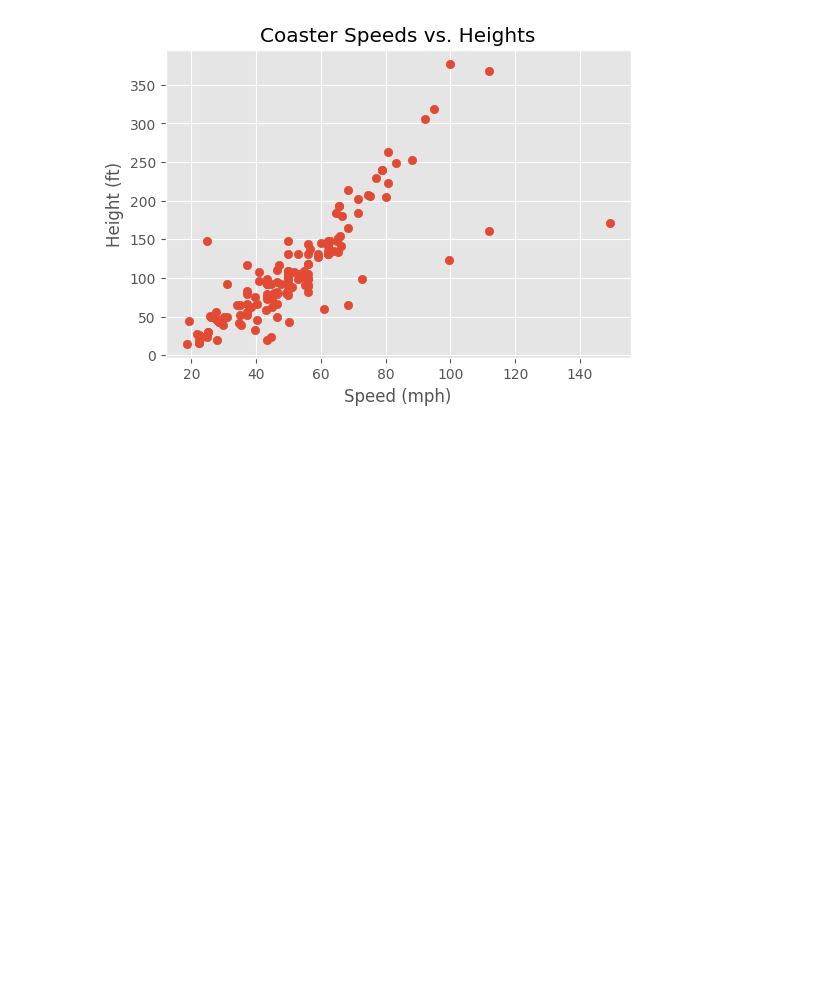
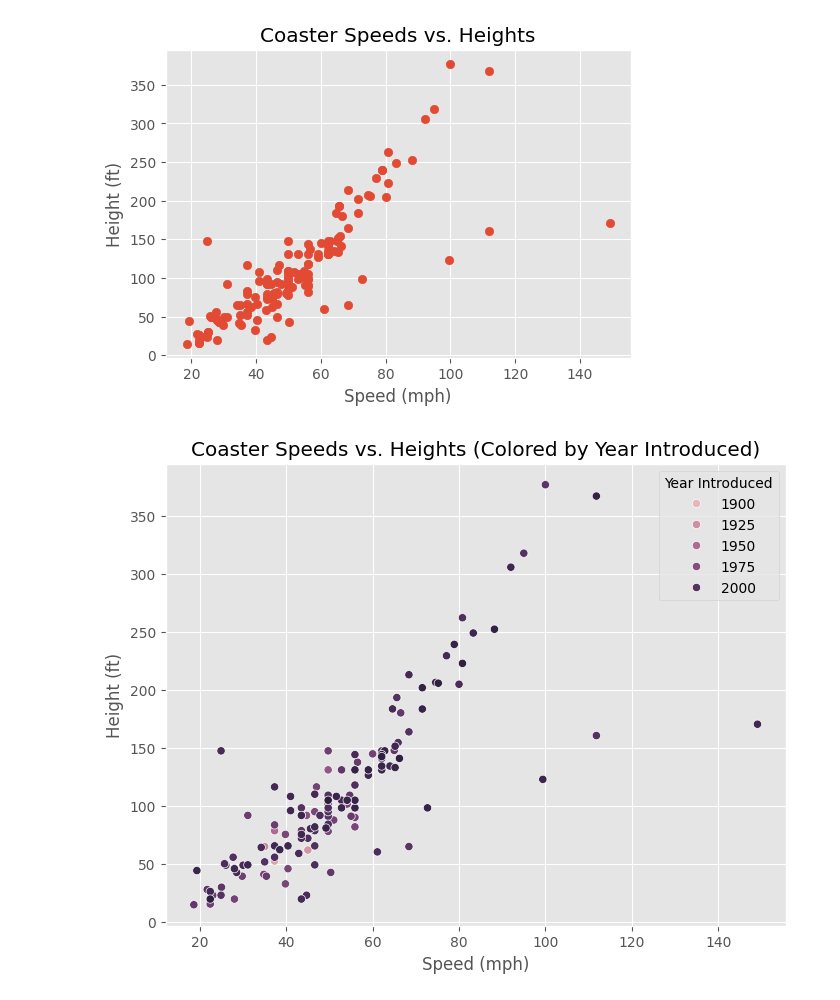
Before and after one commit to danielabaptista/RollerCoaster_ProjectDataAnalyst, a Jupyter notebook: RollerCoaster.ipynb, the cells around one changed output. Saved outputs shown, nothing was run; the diff lists cells and outputs as text; code cells hidden in the pictures; blank space fills up the shorter version.

Commit message:
speeds vs heights (colored by year introduced)

```diff
--- a/RollerCoaster.ipynb
+++ b/RollerCoaster.ipynb
@@ -269,3 +269,14 @@ plt.title('Coaster Speeds vs. Heights')
 plt.show()
 # %% [output]
 [figure]
+# %%
+# scatter plot with Seaborn
+plt.figure(figsize=(8, 6))
+sns.scatterplot(x='Speed_mph', y='Height_ft', hue='Year_Introduced', data=df)
+plt.xlabel('Speed (mph)')
+plt.ylabel('Height (ft)')
+plt.title('Coaster Speeds vs. Heights (Colored by Year Introduced)')
+plt.legend(title='Year Introduced')
+plt.show()
+# %% [output]
+[figure, added]
```
